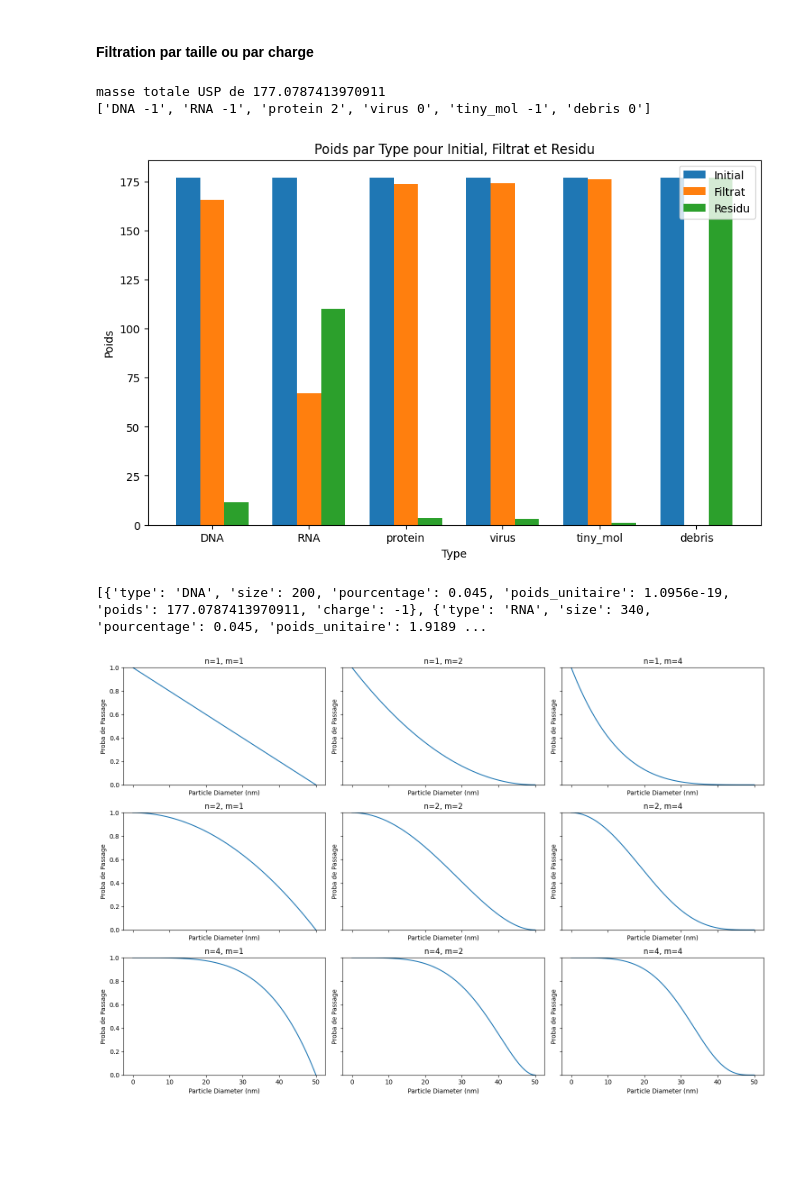
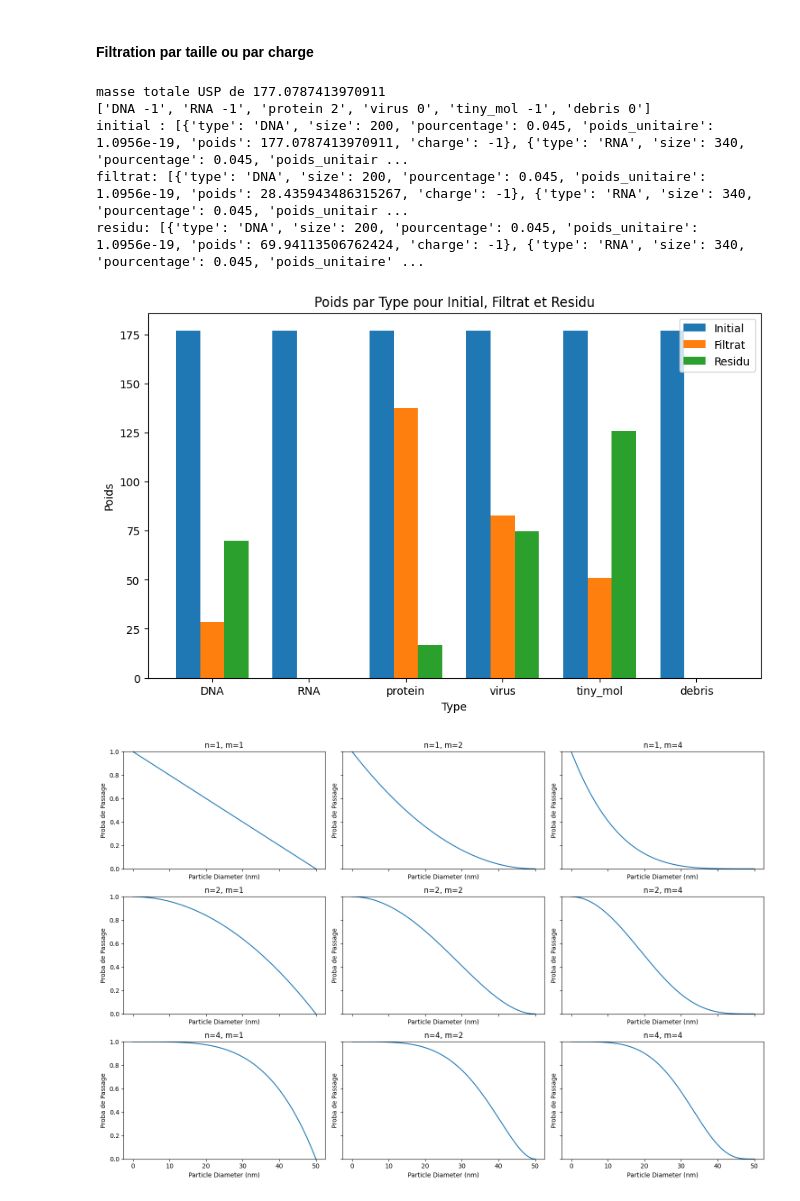
Before and after one commit to HugoKD/byoRNA, a Jupyter notebook: ByoRna.ipynb, the cells around one changed output. Saved outputs shown, nothing was run; the diff lists cells and outputs as text; code cells hidden in the pictures; blank space fills up the shorter version.

```diff
--- a/ByoRna.ipynb
+++ b/ByoRna.ipynb
@@ -210,25 +236,37 @@ class Filtration:
 # %%
 dalton_to_gram = 1.66e-24
 
-feed = [
+feed_initial = [
     {'type': 'DNA', 'size': 200, 'pourcentage': 0.045, 'poids_unitaire': 200 * 330 * dalton_to_gram, 'poids' : usp.get_masse_X(100), 'charge' : -1},
     {'type': 'RNA', 'size': 340, 'pourcentage': 0.045, 'poids_unitaire': 340 * 340 * dalton_to_gram, 'poids' : usp.get_masse_X(100), 'charge' : -1},
     {'type': 'protein', 'size': 108, 'pourcentage': 0.10, 'poids_unitaire': 108 * 110 * dalton_to_gram, 'poids' : usp.get_masse_X(100), 'charge' : 2},
     {'type': 'virus', 'size': 100, 'pourcentage': 0.01, 'poids_unitaire': 100 * 10**9 * dalton_to_gram, 'poids' : usp.get_masse_X(100), 'charge' : 0},
     {'type': 'tiny_mol', 'size': 10, 'pourcentage': 0.01, 'poids_unitaire': 1 * 180 * dalton_to_gram, 'poids' : usp.get_masse_X(100), 'charge' : -1},
     {'type': 'debris', 'size': 1000, 'pourcentage': 0.8, 'poids_unitaire': 200 * 5000 * dalton_to_gram, 'poids' : usp.get_masse_X(100), 'charge' : 0}
 ]
 
 
 print(f"masse totale USP de {usp.get_masse_X(100)}")
-print([f"{molecule['type']} {molecule['charge']}" for molecule in feed])
-process = DSP(feed)
-s = process.visu(type_ = 'logistique',filter_size= 300, filter_charge = -1,type_chromatography='size', transform = True)
+print([f"{molecule['type']} {molecule['charge']}" for molecule in feed_initial])
+process = DSP(
+    feed_initial,
+    temperature=300,
+    filtrations =  [{
+    'type_filtration': 'size',
+    'filter_size': 300,
+    'type_' : 'passage'},
+    {
+    'type_filtration': 'charge',
+    'filter_charge': -1,
+    }])
+s = process.visu()
 # %% [output]
 masse totale USP de 177.0787413970911
 ['DNA -1', 'RNA -1', 'protein 2', 'virus 0', 'tiny_mol -1', 'debris 0']
+initial : [{'type': 'DNA', 'size': 200, 'pourcentage': 0.045, 'poids_unitaire': 1.0956e-19, 'poids': 177.0787413970911, 'charge': -1}, {'type': 'RNA', 'size': 340, 'pourcentage': 0.045, 'poids_unitair ...
+filtrat: [{'type': 'DNA', 'size': 200, 'pourcentage': 0.045, 'poids_unitaire': 1.0956e-19, 'poids': 28.435943486315267, 'charge': -1}, {'type': 'RNA', 'size': 340, 'pourcentage': 0.045, 'poids_unitair ...
+residu: [{'type': 'DNA', 'size': 200, 'pourcentage': 0.045, 'poids_unitaire': 1.0956e-19, 'poids': 69.94113506762424, 'charge': -1}, {'type': 'RNA', 'size': 340, 'pourcentage': 0.045, 'poids_unitaire' ...
-[figure, old version]
+[figure, new version]
-[{'type': 'DNA', 'size': 200, 'pourcentage': 0.045, 'poids_unitaire': 1.0956e-19, 'poids': 177.0787413970911, 'charge': -1}, {'type': 'RNA', 'size': 340, 'pourcentage': 0.045, 'poids_unitaire': 1.9189 ...
 # %%
 ## Influence des paramètres n et m sur la fonction de passage
 
```
Also changed, not shown: parts of 8 cells of this notebook.
